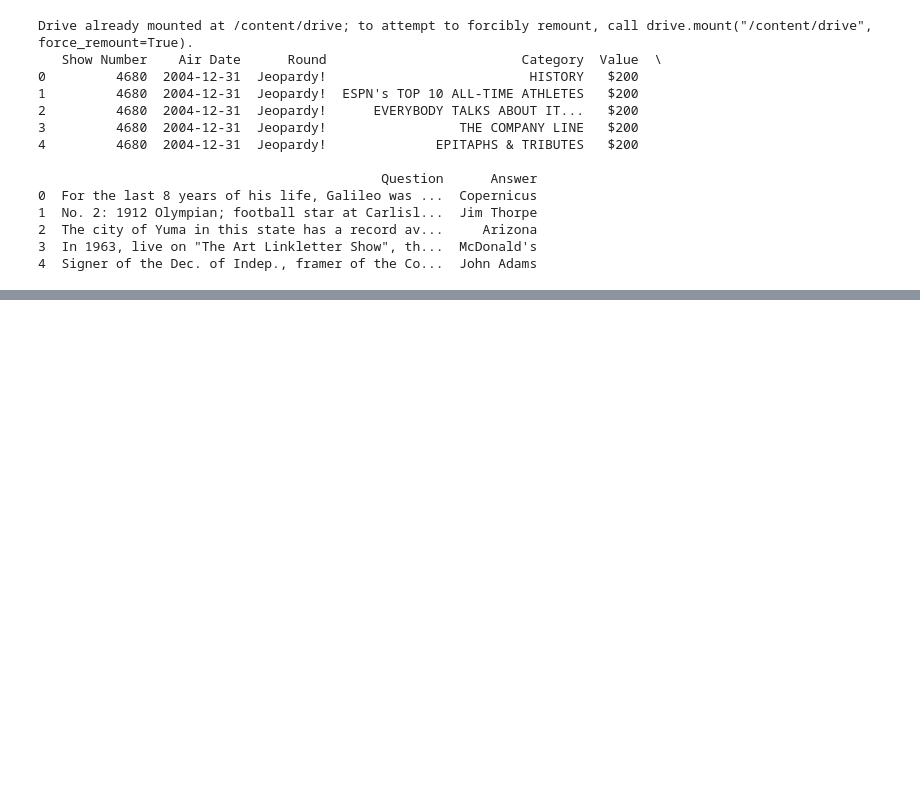
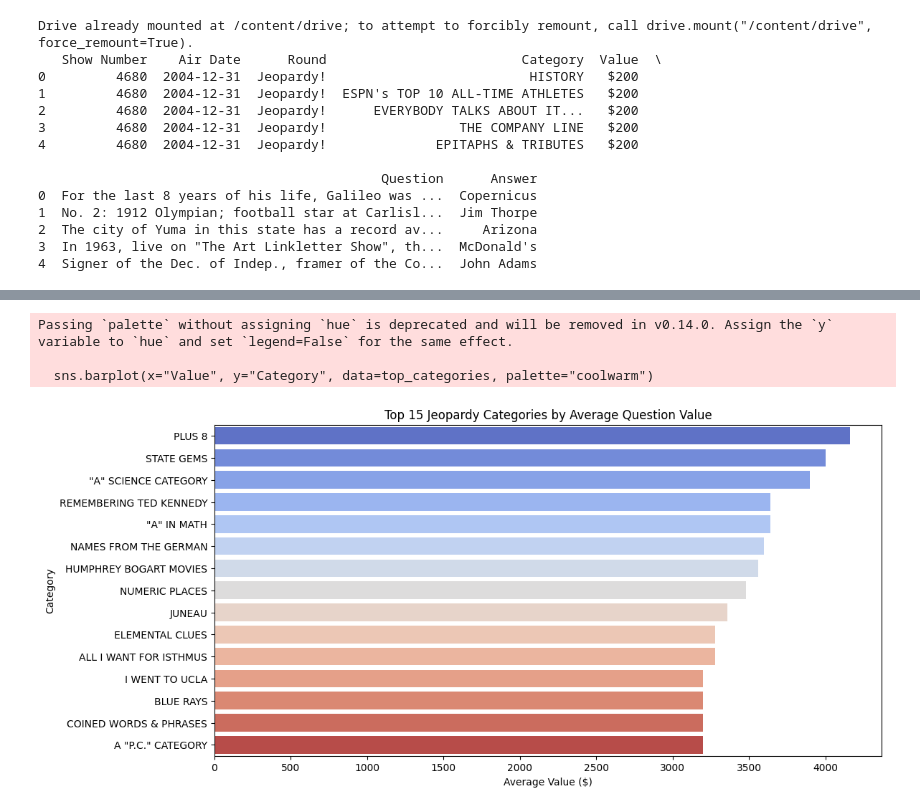
Before and after one commit to Aicoaching2025/Jeopardy, a Jupyter notebook: Jeopardy.ipynb, the cells around one changed output, grey strips where cells are left out. Cells and saved outputs as stored; diff of their text form; code cells hidden in the pictures; blank space fills up the shorter version.

```diff
--- a/Jeopardy.ipynb
+++ b/Jeopardy.ipynb
@@ -116,0 +109,21 @@ Passing `palette` without assigning `hue` is deprecated and will be removed in v
+# %%
+import matplotlib.pyplot as plt
+import seaborn as sns
+
+# Compute the top 15 categories by average value
+top_categories = av_val.sort_values(by="Value", ascending=False).head(15)
+
+# Create a bar plot
+plt.figure(figsize=(12, 6))
+sns.barplot(x="Value", y="Category", data=top_categories, palette="coolwarm")
+
+# Add labels and title
+plt.xlabel("Average Value ($)")
+plt.ylabel("Category")
+plt.title("Top 15 Jeopardy Categories by Average Question Value")
+plt.show()
+# %% [output]
+Passing `palette` without assigning `hue` is deprecated and will be removed in v0.14.0. Assign the `y` variable to `hue` and set `legend=False` for the same effect.
+
+  sns.barplot(x="Value", y="Category", data=top_categories, palette="coolwarm")
+[figure, added]
```
Also changed, not shown: parts of 6 cells of this notebook.
